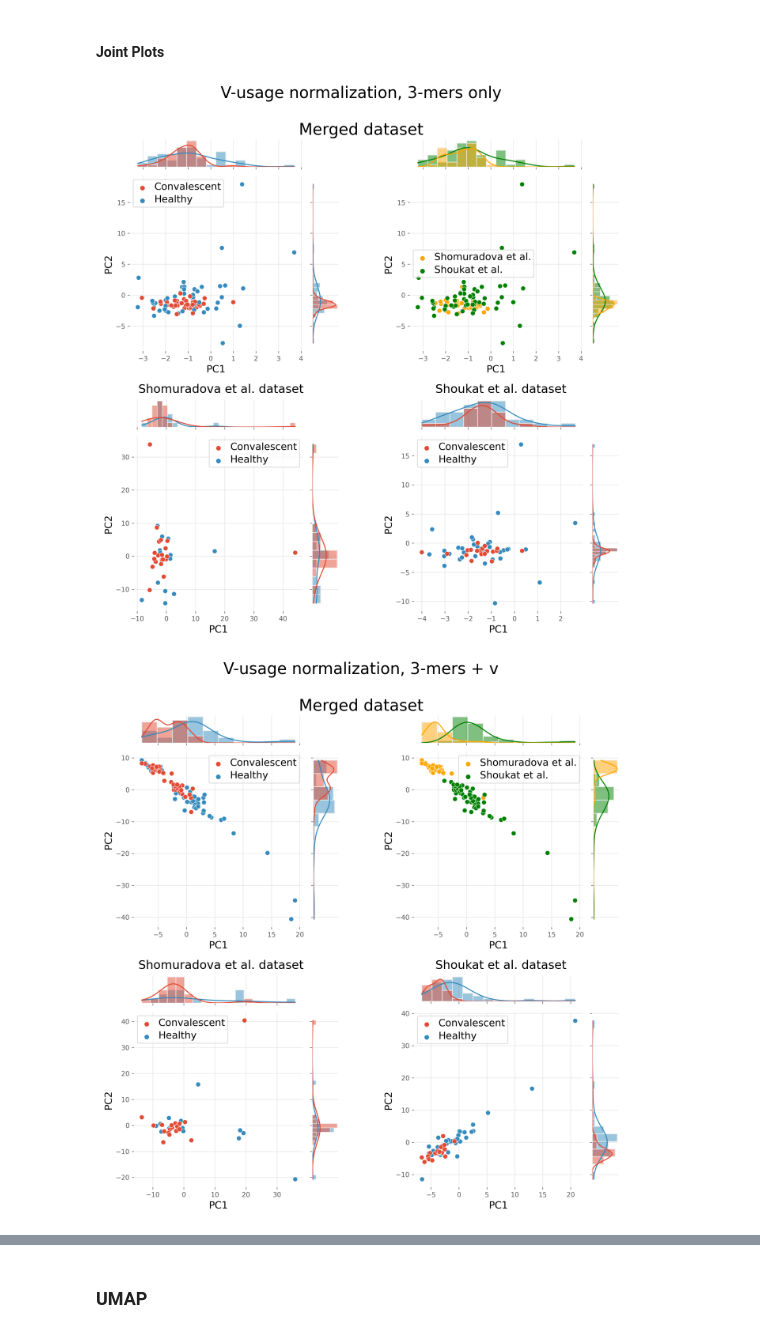
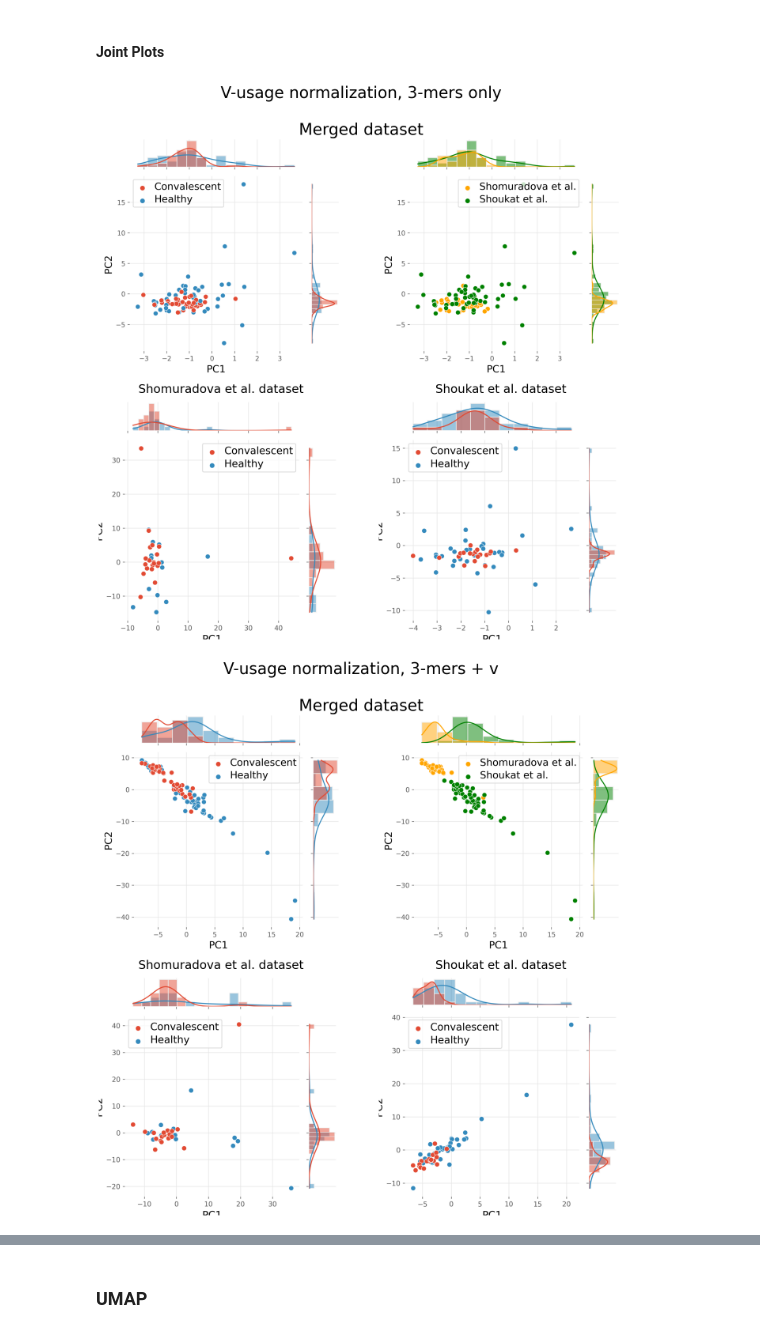
Before and after one commit to antigenomics/bioinf-cov-classifier, a Jupyter notebook: sample-classifier/SampleClassification.ipynb, the cells around one changed output, grey strips where cells are left out. Drawn from its saved outputs; the diff is of its cells as text; code cells hidden in the pictures.

```diff
--- a/sample-classifier/SampleClassification.ipynb
+++ b/sample-classifier/SampleClassification.ipynb
@@ -206,4 +197,3 @@ all_data.head()
 # %%
 # read normalized data
-all_data = pd.read_csv('all_data_normalized.csv').set_index('id')
-all_data.head()
+all_data = pd.read_csv('freq_table_normalized.csv').set_index('id')
@@ -280,6 +268,7 @@ for dataset, title, ax in zip([X_scaled, our_X_scaled, paper_X_scaled], ['Merged
 #### Joint Plots
 # %%
 def drop_outliers(X, y, source=None, n_max=1):
+    """Removes two eye-balled outliers from the Shomuradova et al. dataset"""
     cols = ['PC1', 'PC2']
     tmp = pd.DataFrame(X, columns=cols)
     tmp['label'] = y
@@ -294,13 +283,16 @@ def drop_outliers(X, y, source=None, n_max=1):
         return tmp[cols].to_numpy(), tmp['label']
     else:
         return tmp[cols].to_numpy(), tmp['label'], tmp['source']
-    # display(tmp.head())
-    # sns.scatterplot(x='PC1', y='PC2', data=tmp)
-    # pass
-
-# drop_outliers(X_pca_first2, paper_y)
 # %%
 def make_plots(suptitle='', features='3-mers only', dpi=300):
+    """
+    Creates 4 plots:
+    1. Merged dataset; samples colored by label (Convalescent or Healthy)
+    2. Merged dataset; samples colored by dataset
+    3. Shomuradova et al. dataset; samples colored by label
+    4. Shoukat et al. dataset; samples colored by label
+    """
+
     if features == '3-mers only':
         X_all = all_data[kmer_labels].to_numpy()
         X_our = our_data[kmer_labels].to_numpy()
@@ -321,7 +313,7 @@ def make_plots(suptitle='', features='3-mers only', dpi=300):
 
     def make_jg(X, hue, hue_order, palette=None):
         jp = sns.JointGrid(x=X[:, 0], y=X[:, 1], hue=hue, height=5,
-                          hue_order=hue_order, palette=palette) #palette=['red', 'blue'])
+                          hue_order=hue_order, palette=palette)
 
         jp.plot_joint(sns.scatterplot, s=50, )
         jp.plot_marginals(sns.histplot, kde=True)
@@ -345,38 +337,34 @@ def make_plots(suptitle='', features='3-mers only', dpi=300):
     jp2.savefig('jp2.png', dpi=dpi)
 
     fig, axs = plt.subplots(nrows=2, ncols=2, figsize=(20, 20))
     axs[0, 0].imshow(mpimg.imread('jp1.png'))
     axs[0, 1].imshow(mpimg.imread('jp2.png'))
 
     datasets = [
         (X_our, our_data['label'], OUR),
         (X_paper, paper_data['label'], PAPER)
     ]
     for i, (X, y, dataset_source) in enumerate(datasets):
         y = decode_target_labels(y)
         X = PCA(n_components=2).fit_transform(StandardScaler().fit_transform(X))
         if dataset_source == PAPER:
             X, y = drop_outliers(X, y)
         jp = make_jg(X, hue=y, hue_order=['Convalescent', 'Healthy'])
+        plt.savefig('jp.png', dpi=dpi)
         plt.close(jp.fig)
-        jp.savefig('jp.png', dpi=dpi)
         axs[1][i].imshow(mpimg.imread('jp.png'))
         axs[1][i].set_title(dataset_source + ' dataset', fontsize=30)
 
     for ax in axs.reshape(-1):
         ax.set_axis_off()
 
     fig.suptitle(f'{suptitle}, {features}\n\nMerged dataset', fontsize=40)
     fig.tight_layout()
-        # ax.grid()
-    # plt.close(jp2.fig)
-    # j
-    # jp1.fig.add_subfigure(make_jg(X, hue=source, hue_order=[OUR, PAPER]).fig)
-    # make_jg(X, hue=data['source'])
+    plt.savefig(suptitle + ' ' + features)
 
 suptitle = 'V-usage normalization'
 make_plots(suptitle=suptitle)
 make_plots(suptitle=suptitle, features='3-mers + v')
 # %% [output]
-[figure, old version]
+[figure, new version]
-[figure, old version]
+[figure, new version]
```
Also changed, not shown: parts of 76 cells of this notebook.
